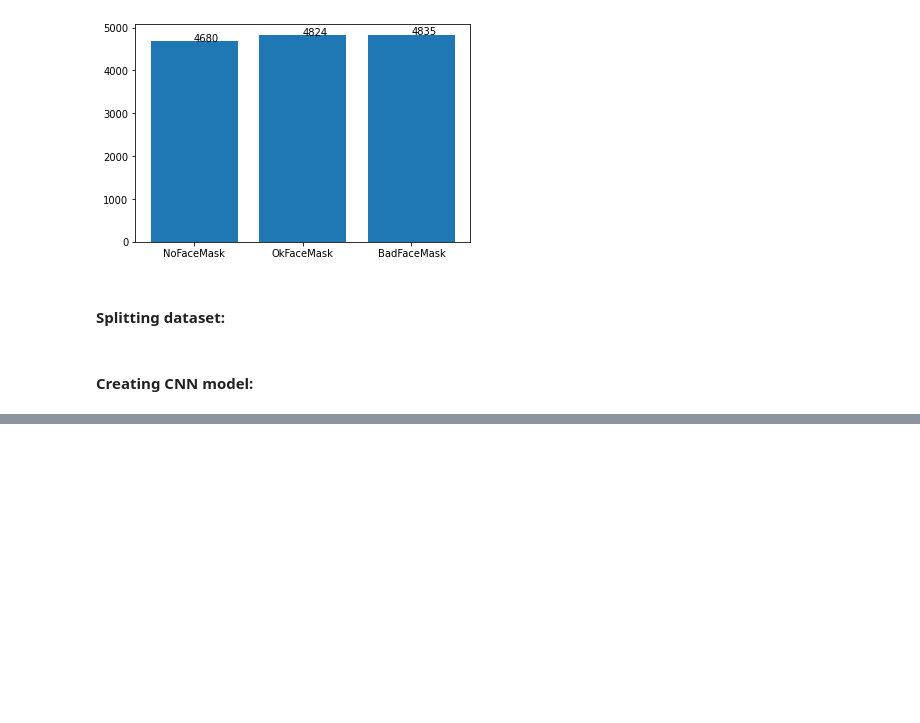
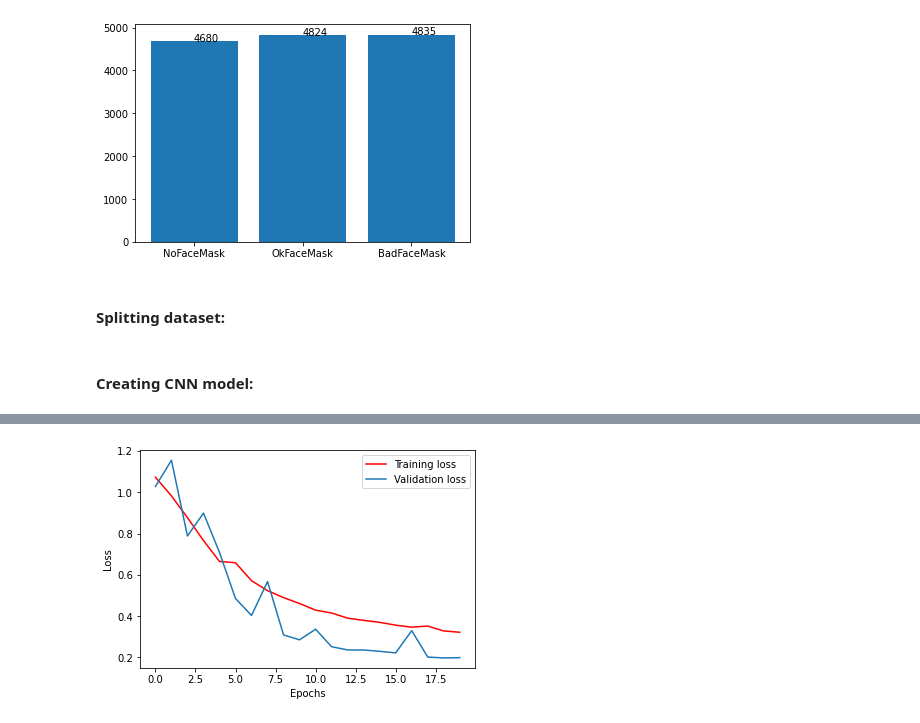
Before and after one commit to DiegoAM97/face-mask-image-classifier, a Jupyter notebook: AIModel/Data processing and CNN training.ipynb, the cells around one changed output, grey strips where cells are left out. Saved outputs shown, nothing was run; the diff lists cells and outputs as text; code cells hidden in the pictures; blank space fills up the shorter version.

Commit message:
Training the CNN model

```diff
--- a/AIModel/Data processing and CNN training.ipynb
+++ b/AIModel/Data processing and CNN training.ipynb
@@ -106,8 +106,7 @@ X_train, X_test, Y_train, Y_test = train_test_split( X, Y, test_size=0.25, rando
 #### Creating CNN model:
 # %%
 from keras.models import Sequential
-from keras.layers import Dense, Activation, Flatten, Dropout, SpatialDropout2D
-from keras.layers import Conv2D, MaxPooling2D
+from keras.layers import Dense, Activation, Flatten, Dropout, SpatialDropout2D, Conv2D, MaxPooling2D
 import keras
 
 keras.backend.clear_session()
@@ -129,4 +128,4 @@ model.add(Dense(16,activation='relu'))
 model.add(Dropout(0.5))
 model.add(Dense(3,activation='softmax'))
 
-model.compile(optimizer='adam', loss='categorical_crossentropy', metrics=['accuracy'])
+model.compile(optimizer='sgd', loss='categorical_crossentropy', metrics=['accuracy'])
@@ -132,0 +134,2 @@ model.compile(optimizer='adam', loss='categorical_crossentropy', metrics=['accur
+# %%
+hist = model.fit(X_train, Y_train, validation_data=(X_test, Y_test), epochs=20, batch_size=64)
@@ -132,0 +154,9 @@ model.compile(optimizer='adam', loss='categorical_crossentropy', metrics=['accur
+# %%
+plt.plot(hist.history['loss'],'r',label='Training loss')
+plt.plot(hist.history['val_loss'],label='Validation loss')
+plt.xlabel('Epochs')
+plt.ylabel('Loss')
+plt.legend()
+plt.show()
+# %% [output]
+[figure, added]
```
Also changed, not shown: parts of 5 cells of this notebook.
